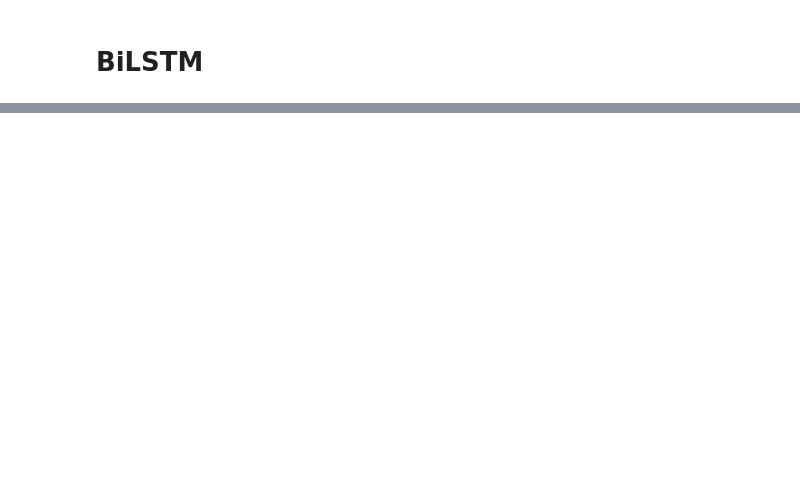
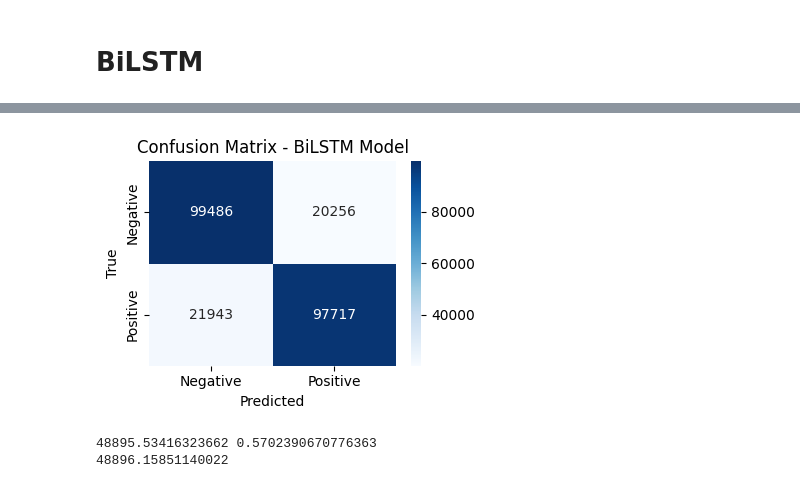
Before and after one commit to Siddhi-M-Pandit/Sentiment_Analysis_ML_DL_LLM, a Jupyter notebook: notebooks/dl_models.ipynb, the cells around one changed output, grey strips where cells are left out. Saved outputs shown, nothing was run; the diff lists cells and outputs as text; code cells hidden in the pictures; blank space fills up the shorter version.

```diff
--- a/notebooks/dl_models.ipynb
+++ b/notebooks/dl_models.ipynb
@@ -393,0 +525,19 @@ model = Sequential([
+# %%
+# Train BiLSTM model
+
+start_time = time.time()
+
+history = bilstm_model.fit(
+    X_train_seq,
+    y_train_bin,
+    validation_data=(
+        X_val_seq,
+        y_val_bin
+    ),
+    epochs=wbcfg.epochs,
+    batch_size=wbcfg.batch_size,
+    callbacks=wbk.WandbMetricsLogger(),
+    verbose=1
+)
+
+train_time = time.time() - start_time
@@ -393,0 +578,11 @@ model = Sequential([
+# %%
+# Test Evaluation
+y_test_preds_bilstm = (bilstm_model.predict(X_test_seq) > 0.5).astype("int32").flatten()
+
+print("\n CNN Model - Test Set:")
+print(classification_report(y_test_bin, y_test_preds_bilstm))
+
+acc = accuracy_score(y_test_bin, y_test_preds_bilstm)
+prec = precision_score(y_test_bin, y_test_preds_bilstm)
+rec = recall_score(y_test_bin, y_test_preds_bilstm)
+f1 = f1_score(y_test_bin, y_test_preds_bilstm)
@@ -393,0 +608,13 @@ model = Sequential([
+# %%
+# Confusion Matrix
+
+cm = confusion_matrix(y_test_bin, y_test_preds_bilstm, labels=[0, 1])
+plt.figure(figsize=(4, 3))
+sns.heatmap(cm, annot=True, fmt='d', cmap='Blues', xticklabels=['Negative', 'Positive'], yticklabels=['Negative', 'Positive'])
+plt.title("Confusion Matrix - BiLSTM Model")
+plt.xlabel("Predicted")
+plt.ylabel("True")
+plt.tight_layout()
+plt.savefig("bilstm_confusion_matrix.png")
+# %% [output]
+[figure, added]
@@ -393,0 +630,33 @@ model = Sequential([
+# %%
+# Read sweep CSV
+sweep_bilstm_df = pd.read_csv("../data/sweep_bilstm.csv")
+
+# Clean the column names (strip whitespace & remove quotes)
+sweep_bilstm_df.columns = (
+    sweep_bilstm_df.columns
+      .str.strip()           # drop leading/trailing spaces
+      .str.replace('"','')   # remove literal double-quotes
+      .str.strip()           # trim again
+)
+
+# Convert the time columns to numeric
+sweep_bilstm_df['training_time'] = pd.to_numeric(sweep_bilstm_df['training_time'], errors='coerce')
+sweep_bilstm_df['tuning_time']   = pd.to_numeric(sweep_bilstm_df['tuning_time'],   errors='coerce')
+
+# Sum up all sweep runs' tuning time & training time
+total_training_time_bilstm = sweep_bilstm_df['training_time'].sum()
+total_tuning_time_bilstm = sweep_bilstm_df['tuning_time'].sum()
+
+print(total_training_time_bilstm, total_tuning_time_bilstm)
+
+# Sum uo the total tuning & training time
+total_sweep_time_bilstm = total_training_time_bilstm + total_tuning_time_bilstm
+
+build_compile_time_bilstm = float(build_compile_time_bilstm)
+
+# Add to the best param model's tuning time to get total tuning time
+total_tuning_time = total_sweep_time_bilstm + build_compile_time_bilstm
+print(total_tuning_time)
+# %% [output]
+48895.53416323662 0.5702390670776363
+48896.15851140022
```
Also changed, not shown: parts of 25 cells of this notebook, 7 other files.
